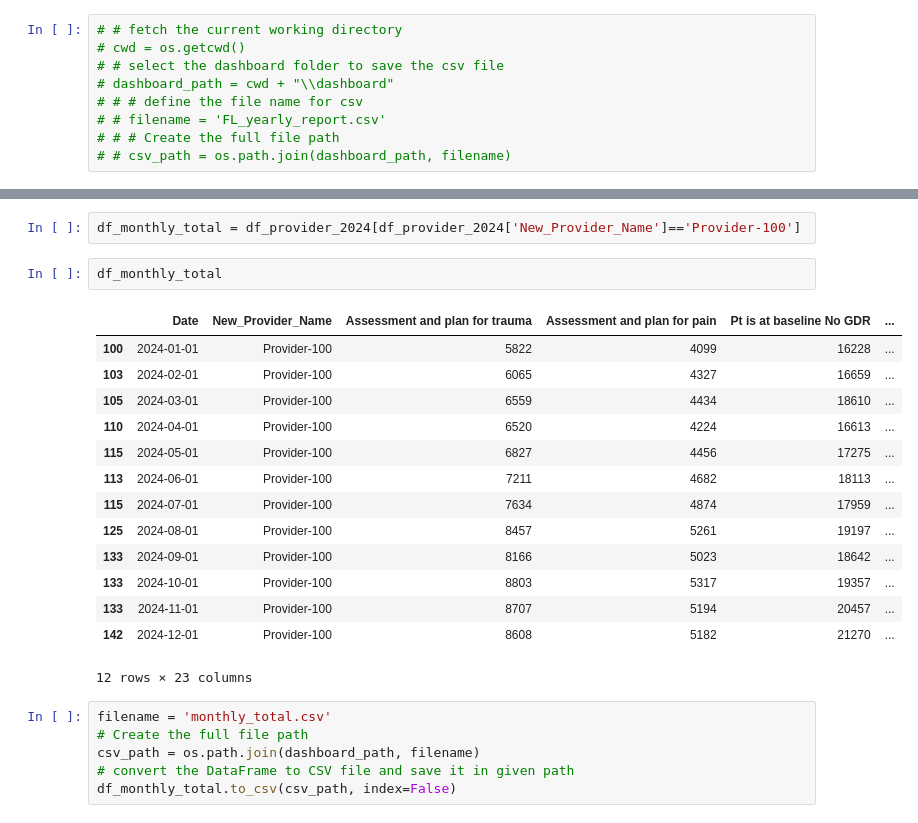
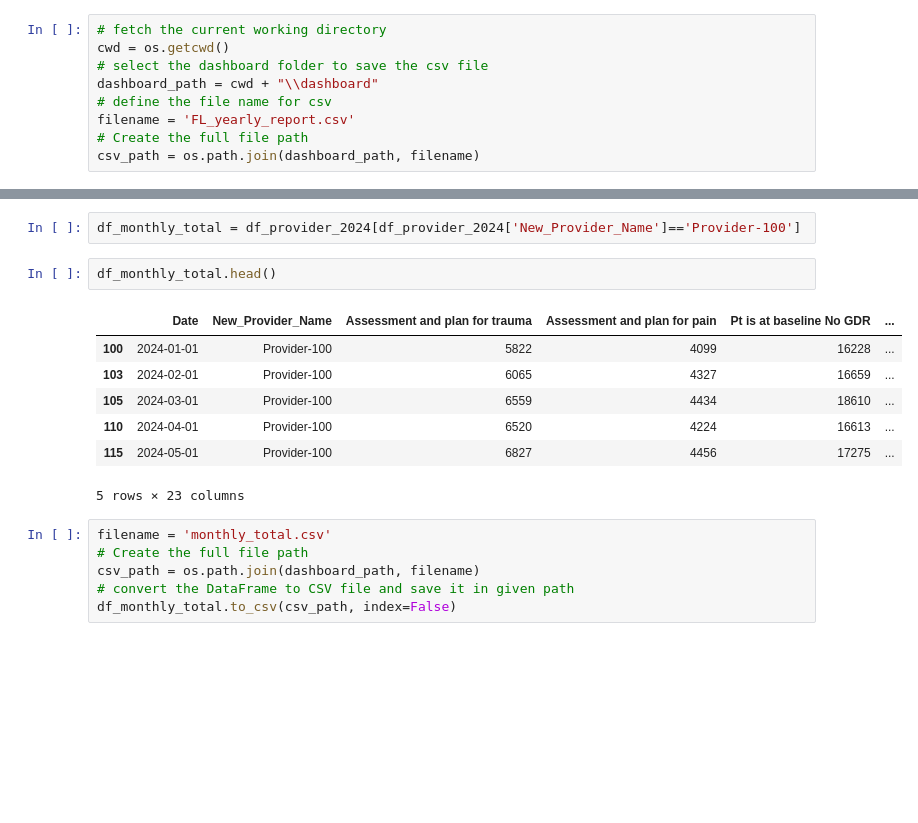
Before and after one commit to RenukaD13/FL_mental_health_providers, a Jupyter notebook: FL_mh_provider.ipynb, the cells around one changed output, grey strips where cells are left out. Saved outputs shown, nothing was run; the diff lists cells and outputs as text; blank space fills up the shorter version.

Commit message:
Dashboard in process

```diff
--- a/FL_mh_provider.ipynb
+++ b/FL_mh_provider.ipynb
@@ -75,12 +116,12 @@ ten_year_report
 # %% [markdown]
 **Save newly converted yearly report for dashboard**
 # %%
-# # fetch the current working directory
-# cwd = os.getcwd()
-# # select the dashboard folder to save the csv file
-# dashboard_path = cwd + "\\dashboard"
-# # # define the file name for csv
-# # filename = 'FL_yearly_report.csv'
-# # # Create the full file path
-# # csv_path = os.path.join(dashboard_path, filename)
+# fetch the current working directory
+cwd = os.getcwd()
+# select the dashboard folder to save the csv file
+dashboard_path = cwd + "\\dashboard"
+# define the file name for csv
+filename = 'FL_yearly_report.csv'
+# Create the full file path
+csv_path = os.path.join(dashboard_path, filename)
 # %%
@@ -251,22 +290,15 @@ df_provider_2024.to_csv(csv_path, index=False)
 # %%
 df_monthly_total = df_provider_2024[df_provider_2024['New_Provider_Name']=='Provider-100']
 # %%
-df_monthly_total
+df_monthly_total.head()
 # %% [output]
 |  | Date | New_Provider_Name | Assessment and plan for trauma | Assessment and plan for pain | Pt is at baseline No GDR | ... |
 | 100 | 2024-01-01 | Provider-100 | 5822 | 4099 | 16228 | ... |
 | 103 | 2024-02-01 | Provider-100 | 6065 | 4327 | 16659 | ... |
 | 105 | 2024-03-01 | Provider-100 | 6559 | 4434 | 18610 | ... |
 | 110 | 2024-04-01 | Provider-100 | 6520 | 4224 | 16613 | ... |
 | 115 | 2024-05-01 | Provider-100 | 6827 | 4456 | 17275 | ... |
-| 113 | 2024-06-01 | Provider-100 | 7211 | 4682 | 18113 | ... |
-| 115 | 2024-07-01 | Provider-100 | 7634 | 4874 | 17959 | ... |
-| 125 | 2024-08-01 | Provider-100 | 8457 | 5261 | 19197 | ... |
-| 133 | 2024-09-01 | Provider-100 | 8166 | 5023 | 18642 | ... |
-| 133 | 2024-10-01 | Provider-100 | 8803 | 5317 | 19357 | ... |
-| 133 | 2024-11-01 | Provider-100 | 8707 | 5194 | 20457 | ... |
-| 142 | 2024-12-01 | Provider-100 | 8608 | 5182 | 21270 | ... |
-12 rows × 23 columns
+5 rows × 23 columns
 # %%
 filename = 'monthly_total.csv'
 # Create the full file path
```
Also changed, not shown: parts of 8 cells of this notebook, 4 other files.
